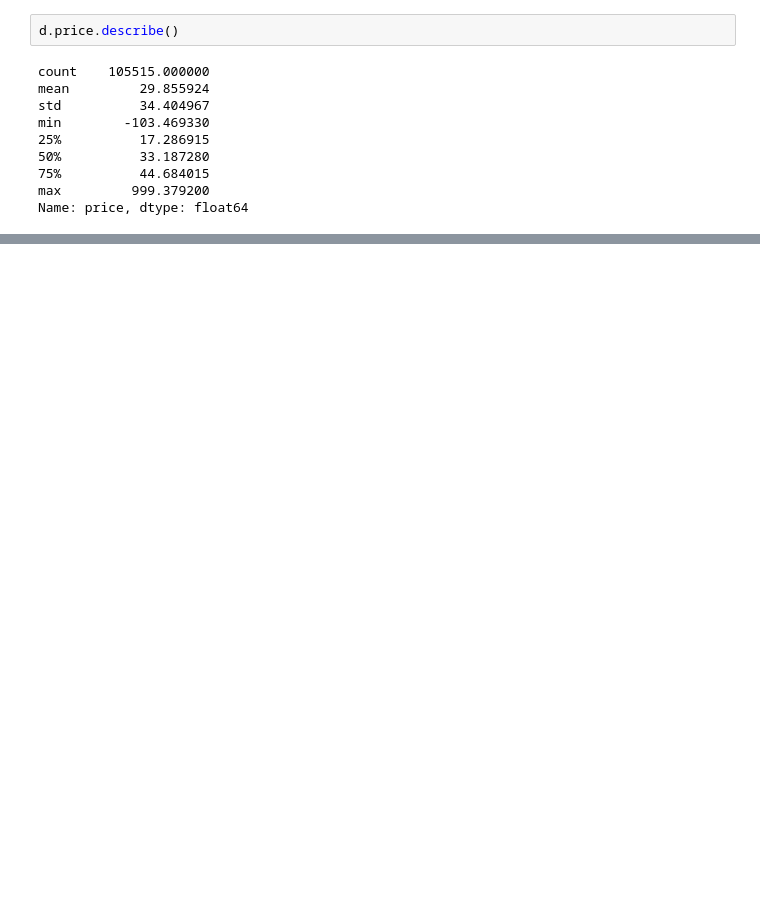
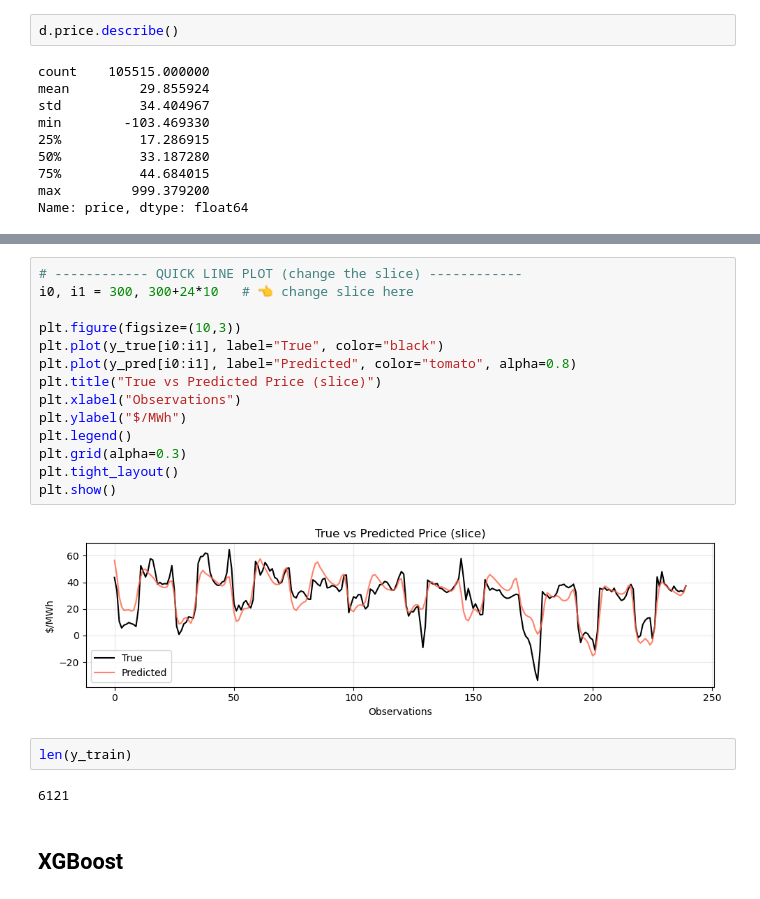
Before and after one commit to spham21/Energy-Arbitrage, a Jupyter notebook: ztest/forecasters_replication/Replication Notebook.ipynb, the cells around one changed output, grey strips where cells are left out. Drawn from its saved outputs; the diff is of its cells as text; blank space fills up the shorter version.

```diff
--- a/ztest/forecasters_replication/Replication Notebook.ipynb
+++ b/ztest/forecasters_replication/Replication Notebook.ipynb
@@ -1028,0 +1051,22 @@ Name: price, dtype: float64
+# %%
+# ------------ QUICK LINE PLOT (change the slice) ------------
+i0, i1 = 300, 300+24*10   # 👈 change slice here
+
+plt.figure(figsize=(10,3))
+plt.plot(y_true[i0:i1], label="True", color="black")
+plt.plot(y_pred[i0:i1], label="Predicted", color="tomato", alpha=0.8)
+plt.title("True vs Predicted Price (slice)")
+plt.xlabel("Observations")
+plt.ylabel("$/MWh")
+plt.legend()
+plt.grid(alpha=0.3)
+plt.tight_layout()
+plt.show()
+# %% [output]
+[figure, added]
+# %%
+len(y_train)
+# %% [output]
+6121
+# %% [markdown]
+## XGBoost
```
Also changed, not shown: parts of 7 cells of this notebook, 1 other file.
